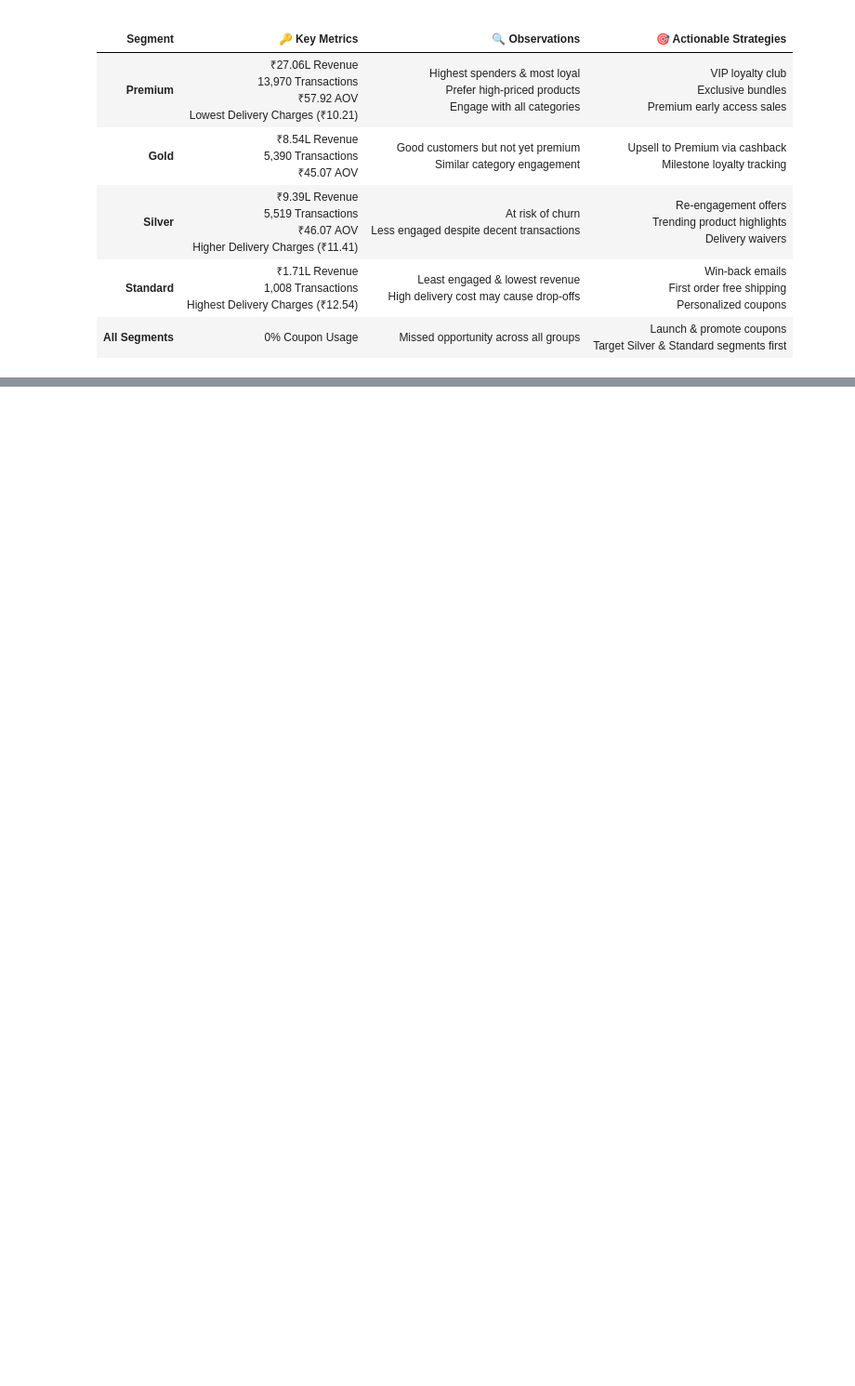
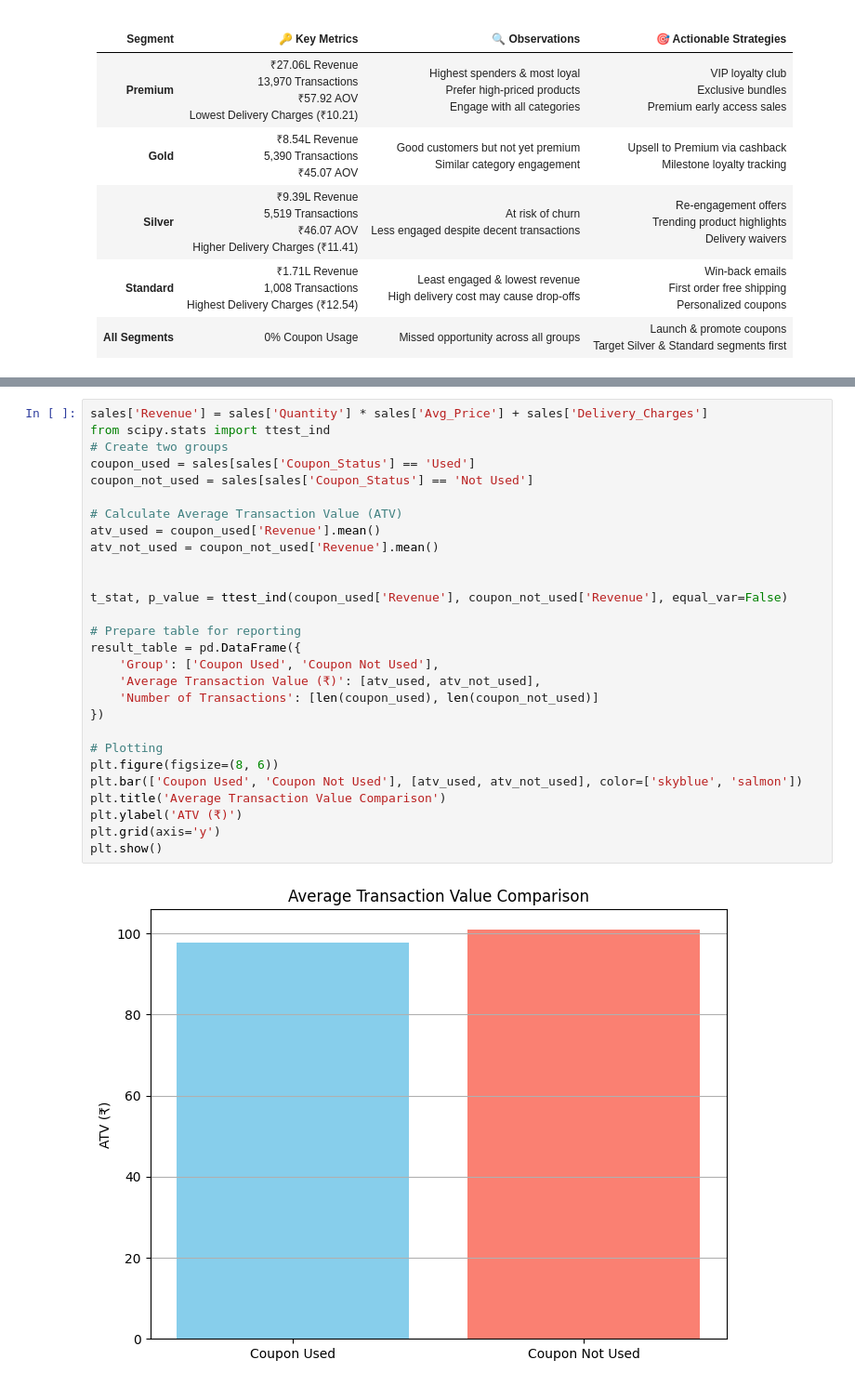
Before and after one commit to HarshaVardhan2412/ecommerce-marketing-sales-analysis, a Jupyter notebook: ecommerce_analysis.ipynb, the cells around one changed output, grey strips where cells are left out. Shown at 93% size. Drawn from its saved outputs; the diff is of its cells as text; blank space fills up the shorter version.

```diff
--- a/ecommerce_analysis.ipynb
+++ b/ecommerce_analysis.ipynb
@@ -1271,0 +1506,30 @@ segment_profile
+# %%
+sales['Revenue'] = sales['Quantity'] * sales['Avg_Price'] + sales['Delivery_Charges']
+from scipy.stats import ttest_ind
+# Create two groups
+coupon_used = sales[sales['Coupon_Status'] == 'Used']
+coupon_not_used = sales[sales['Coupon_Status'] == 'Not Used']
+
+# Calculate Average Transaction Value (ATV)
+atv_used = coupon_used['Revenue'].mean()
+atv_not_used = coupon_not_used['Revenue'].mean()
+
+
+t_stat, p_value = ttest_ind(coupon_used['Revenue'], coupon_not_used['Revenue'], equal_var=False)
+
+# Prepare table for reporting
+result_table = pd.DataFrame({
+    'Group': ['Coupon Used', 'Coupon Not Used'],
+    'Average Transaction Value (₹)': [atv_used, atv_not_used],
+    'Number of Transactions': [len(coupon_used), len(coupon_not_used)]
+})
+
+# Plotting
+plt.figure(figsize=(8, 6))
+plt.bar(['Coupon Used', 'Coupon Not Used'], [atv_used, atv_not_used], color=['skyblue', 'salmon'])
+plt.title('Average Transaction Value Comparison')
+plt.ylabel('ATV (₹)')
+plt.grid(axis='y')
+plt.show()
+# %% [output]
+[figure, added]
```
Also changed, not shown: parts of 11 cells of this notebook.
